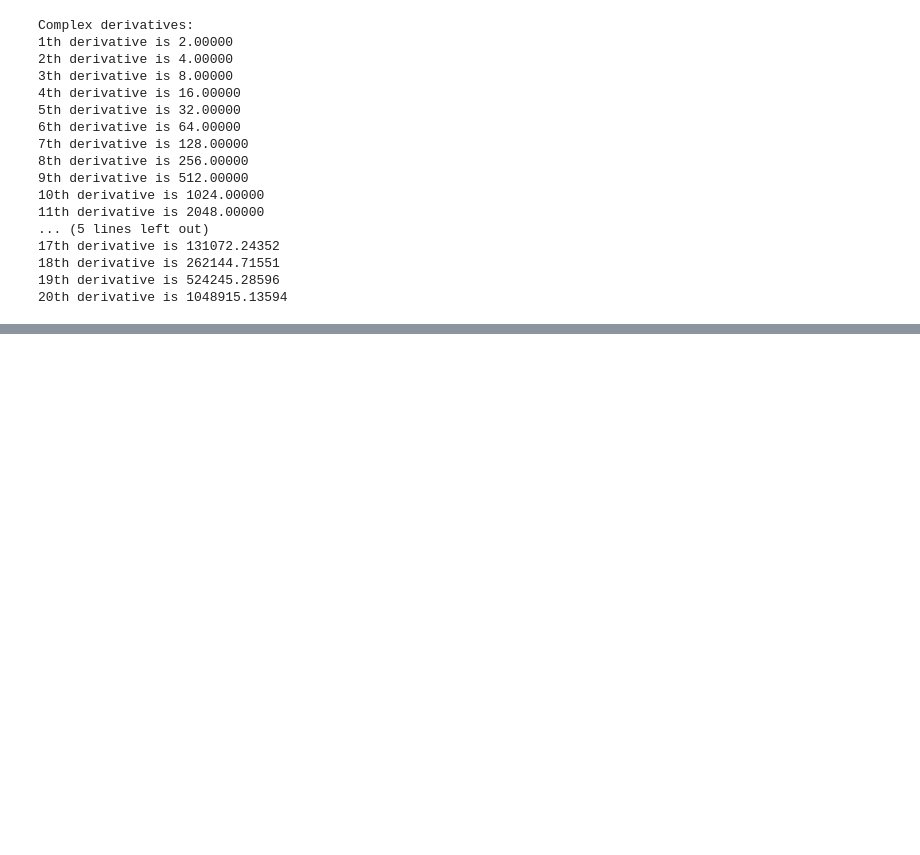
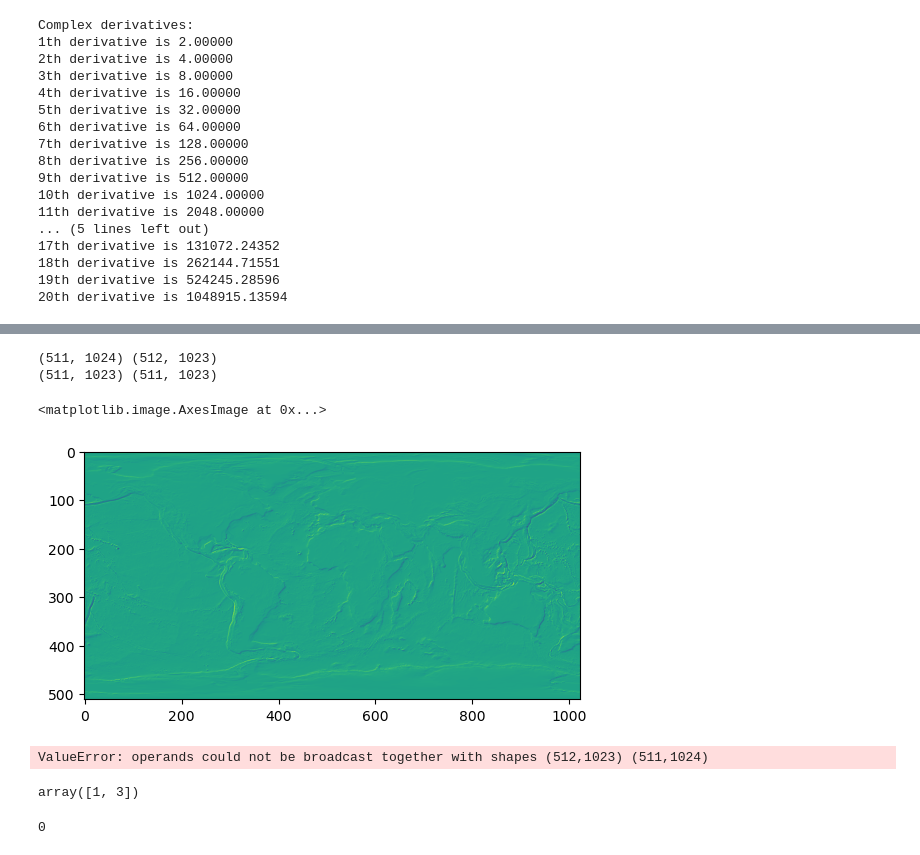
Before and after one commit to AtharvSuryawanshi/Computational-Physics, a Jupyter notebook: Suryawanshi_Atharv_HW2.ipynb, the cells around one changed output, grey strips where cells are left out. Drawn from its saved outputs; the diff is of its cells as text; code cells hidden in the pictures; blank space fills up the shorter version.

```diff
--- a/Suryawanshi_Atharv_HW2.ipynb
+++ b/Suryawanshi_Atharv_HW2.ipynb
@@ -598,0 +612,45 @@ Complex derivatives:
+# %%
+h = 30_000
+# calculating derivatives at each point
+########### NAME METHOD ###############
+DW_DX = np.diff(W.T).T/h
+DW_DY = np.diff(W)/h
+
+print(DW_DX.shape, DW_DY.shape)
+shape = (min(DW_DX.shape[0], DW_DY.shape[0]), min(DW_DX.shape[1], DW_DY.shape[1]))
+
+DW_DX = DW_DX[:shape[0], :shape[1]]
+DW_DY = DW_DY[:shape[0], :shape[1]]
+
+print(DW_DX.shape, DW_DY.shape)
+
+
+def intensity(dw_dx, dw_dy, phi):
+    num = np.cos(phi)*dw_dx + np.sin(phi)*dw_dy
+    denom = np.sqrt(dw_dy**2 + dw_dx**2 + 1)
+    return num/denom
+
+def intensity_graph(DW_DX, DW_DY, phi):
+    if DW_DY.shape != DW_DX.shape:
+        raise ValueError("Error")
+    array = np.zeros_like(DW_DY.shape)
+    array = intensity(DW_DX, DW_DY, phi)
+    return array
+
+plt.figure(figsize=(10,7))
+plt.imshow(intensity_graph(DW_DX, DW_DY, np.pi/4))
+plt.show()
+# %% [output]
+(511, 1024) (512, 1023)
+(511, 1023) (511, 1023)
+<matplotlib.image.AxesImage at 0x...>
+[figure, added]
+# %%
+shape = min(DW_DX, DW_DY)
+# %% [output]
+ValueError: operands could not be broadcast together with shapes (512,1023) (511,1024)
+# %%
+a = np.array([1, 2, 5])
+np.diff(a)
+# %% [output]
+array([1, 3])
@@ -598,0 +666,4 @@ Complex derivatives:
+# %%
+w[0][0]
+# %% [output]
+0
```
Also changed, not shown: parts of 3 cells of this notebook, 1 other file.
